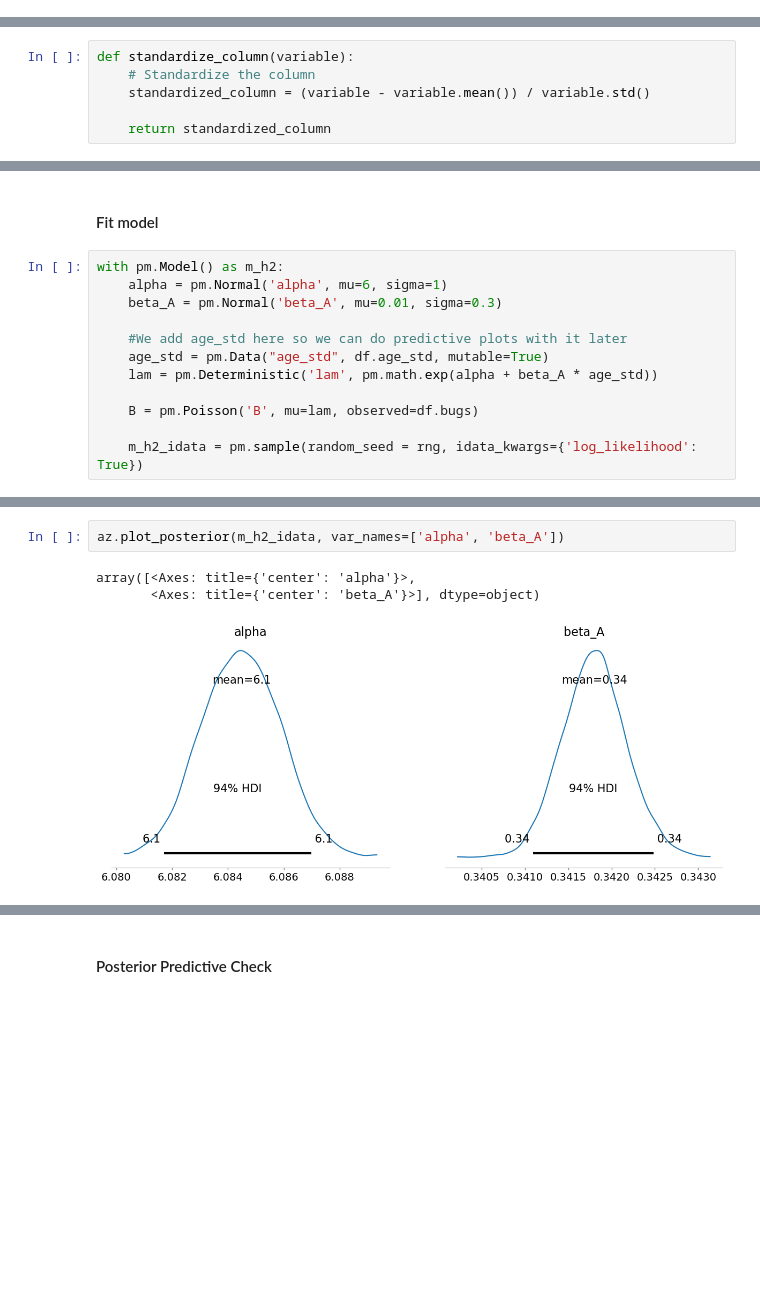
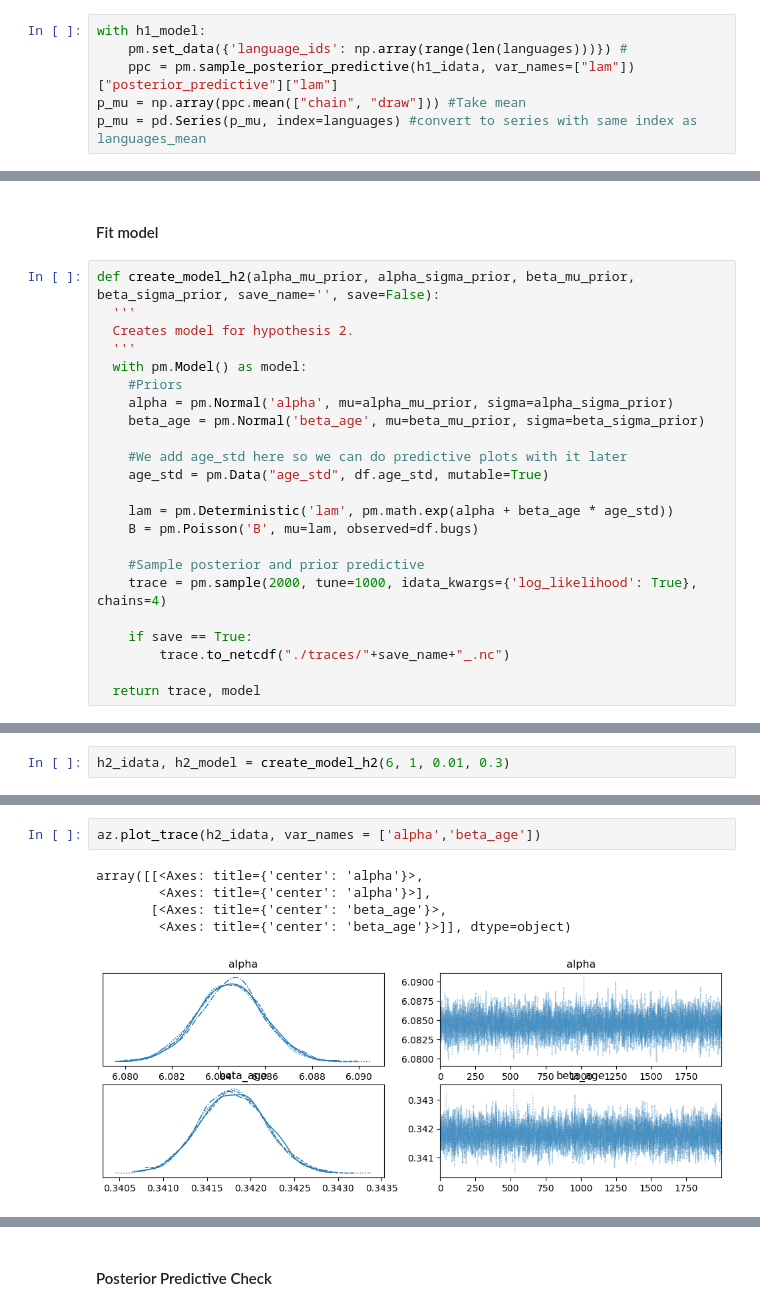
Before and after one commit to ah140797/PPExam24, a Jupyter notebook: anders.ipynb, the cells around one changed output, grey strips where cells are left out. Cells and saved outputs as stored; diff of their text form; blank space fills up the shorter version.

```diff
--- a/anders.ipynb
+++ b/anders.ipynb
@@ -157,0 +301,6 @@ array([[<Axes: title={'center': 'alpha'}>,
+# %%
+with h1_model:
+    pm.set_data({'language_ids': np.array(range(len(languages)))}) #
+    ppc = pm.sample_posterior_predictive(h1_idata, var_names=["lam"])["posterior_predictive"]["lam"]
+p_mu = np.array(ppc.mean(["chain", "draw"])) #Take mean
+p_mu = pd.Series(p_mu, index=languages) #convert to series with same index as languages_mean
@@ -159,9 +324,3 @@ array([[<Axes: title={'center': 'alpha'}>,
 ## Hypothesis 2
 # %% [markdown]
 * **H2** - Age (A) has a positive impact on number of bugs (B) for all programming languages (L). That is, projects of old age (A) have larger number of bugs (B).
-# %%
-def standardize_column(variable):
-    # Standardize the column
-    standardized_column = (variable - variable.mean()) / variable.std()
-
-    return standardized_column
@@ -230,14 +401,25 @@ We determine the prior to be $\beta_A \sim \mathrm{Normal}(0.01, 0.3)$
 # %% [markdown]
 #### Fit model
 # %%
-with pm.Model() as m_h2:
-    alpha = pm.Normal('alpha', mu=6, sigma=1)
-    beta_A = pm.Normal('beta_A', mu=0.01, sigma=0.3)
+def create_model_h2(alpha_mu_prior, alpha_sigma_prior, beta_mu_prior, beta_sigma_prior, save_name='', save=False):
+  '''
+  Creates model for hypothesis 2.
+  '''
+  with pm.Model() as model:
+    #Priors
+    alpha = pm.Normal('alpha', mu=alpha_mu_prior, sigma=alpha_sigma_prior)
+    beta_age = pm.Normal('beta_age', mu=beta_mu_prior, sigma=beta_sigma_prior)
 
     #We add age_std here so we can do predictive plots with it later
     age_std = pm.Data("age_std", df.age_std, mutable=True)
-    lam = pm.Deterministic('lam', pm.math.exp(alpha + beta_A * age_std))
 
+    lam = pm.Deterministic('lam', pm.math.exp(alpha + beta_age * age_std))
     B = pm.Poisson('B', mu=lam, observed=df.bugs)
 
-    m_h2_idata = pm.sample(random_seed = rng, idata_kwargs={'log_likelihood': True})
+    #Sample posterior and prior predictive
+    trace = pm.sample(2000, tune=1000, idata_kwargs={'log_likelihood': True}, chains=4)
+
+    if save == True:
+        trace.to_netcdf("./traces/"+save_name+"_.nc")
+
+  return trace, model
@@ -260,0 +426,2 @@ array([[<Axes: title={'center': 'alpha'}>,
+# %%
+h2_idata, h2_model = create_model_h2(6, 1, 0.01, 0.3)
@@ -261,6 +454,8 @@ array([[<Axes: title={'center': 'alpha'}>,
 # %%
-az.plot_posterior(m_h2_idata, var_names=['alpha', 'beta_A'])
+az.plot_trace(h2_idata, var_names = ['alpha','beta_age'])
 # %% [output]
-array([<Axes: title={'center': 'alpha'}>,
-       <Axes: title={'center': 'beta_A'}>], dtype=object)
+array([[<Axes: title={'center': 'alpha'}>,
+        <Axes: title={'center': 'alpha'}>],
+       [<Axes: title={'center': 'beta_age'}>,
+        <Axes: title={'center': 'beta_age'}>]], dtype=object)
-[figure, old version]
+[figure, new version]
```
Also changed, not shown: parts of 92 cells of this notebook.
